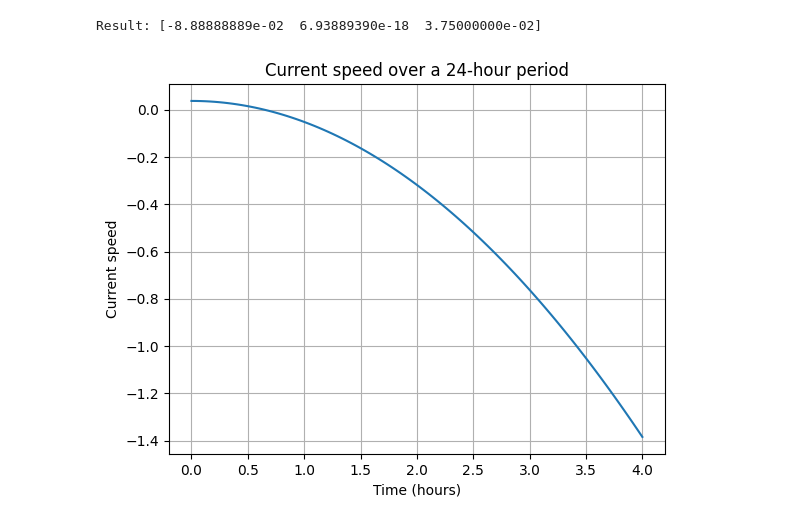
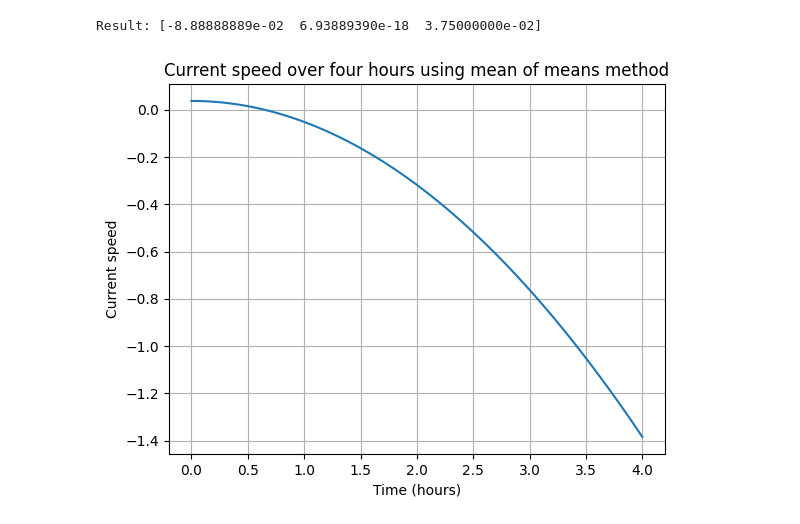
Before and after one commit to silverstream-tech/pyseatrials, a Jupyter notebook: nbs/06_current.ipynb, the cells around one changed output. Drawn from its saved outputs; the diff is of its cells as text; code cells hidden in the pictures.

```diff
--- a/nbs/06_current.ipynb
+++ b/nbs/06_current.ipynb
@@ -235,20 +243,20 @@ Result: [-8.88888889e-02  6.93889390e-18  3.75000000e-02]
 # %%
 def quadratic_function(t, coeffs):
     a, b, c = coeffs
     return a * t**2 + b * t + c
 
 # Calculate the current speed throughout the day
 times = np.linspace(0, 4, 100)
 current_strength = quadratic_function(times, result)
 
 # Plot the current speed over the 24-hour period
 plt.plot(times, current_strength)
 plt.xlabel('Time (hours)')
 plt.ylabel('Current speed')
-plt.title('Current speed over a 24-hour period')
+plt.title('Current speed over four hours using mean of means method')
 plt.grid(True)
 plt.show()
 # %% [output]
-[figure, old version]
+[figure, new version]
 # %%
 import nbdev; nbdev.nbdev_export()
```
Also changed, not shown: parts of 2 cells of this notebook.
